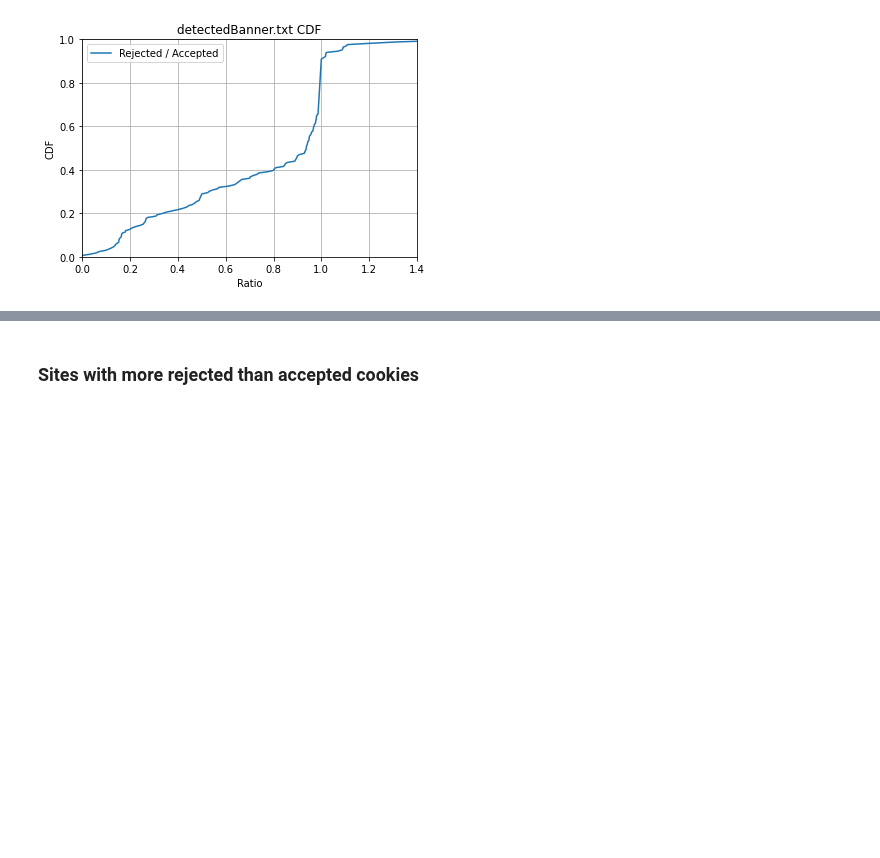
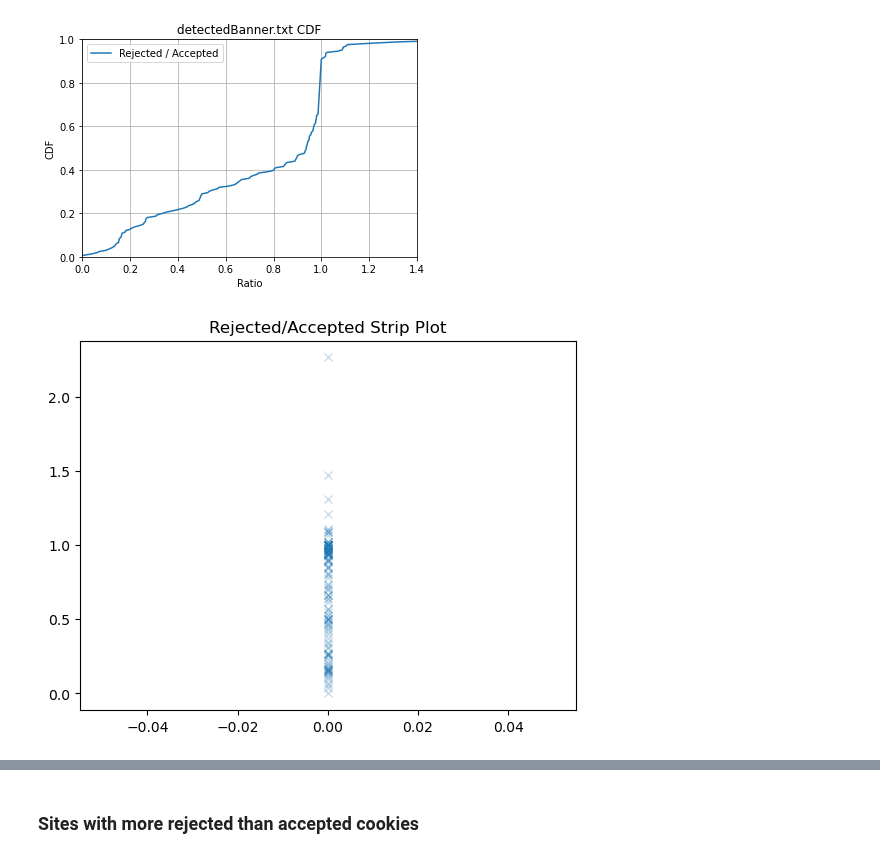
Before and after one commit to maxwellmlin/dataverse-files, a Jupyter notebook: reproducibility/analysis.ipynb, the cells around one changed output, grey strips where cells are left out. Cells and saved outputs as stored; diff of their text form; code cells hidden in the pictures; blank space fills up the shorter version.

Commit message:
Add box and strip plots for ratios

```diff
--- a/reproducibility/analysis.ipynb
+++ b/reproducibility/analysis.ipynb
@@ -939,3 +936,15 @@ plt.savefig(FIG_DIR+'/CDF_rejected_over_accepted.png', dpi=600, facecolor='white
 plt.show()
 # %% [output]
 [figure]
+# %%
+mpl.rcParams.update(mpl.rcParamsDefault)
+
+val = 0
+ar = np.array(list(rejected_over_accepted.values())) # just as an example array
+
+plt.plot(np.zeros_like(ar) + val, ar, 'x', alpha=0.25)
+plt.title('Rejected/Accepted Strip Plot')
+plt.savefig(FIG_DIR+'/rejected_accepted_strip_plot.png', dpi=600, facecolor='white')
+plt.show()
+# %% [output]
+[figure, added]
```
Also changed, not shown: parts of 6 cells of this notebook.
